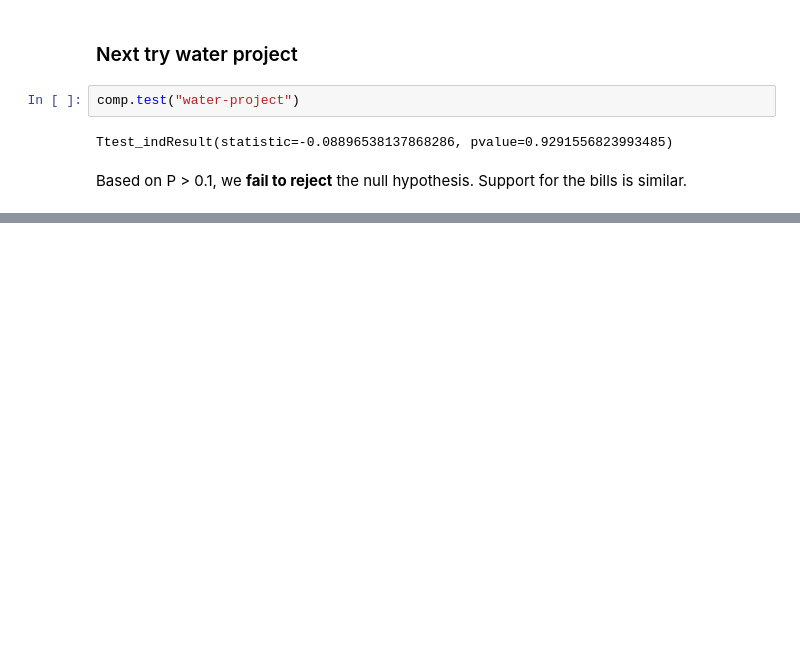
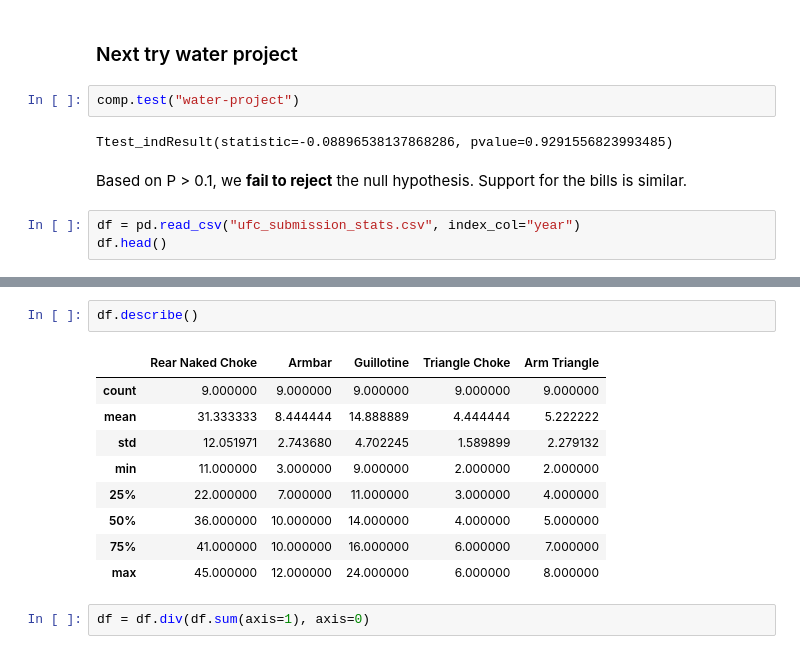
Before and after one commit to ekoly/DS-Unit-1-Sprint-2-Statistics, a Jupyter notebook: module1/LS_DS_121_Statistics_Probability_Assignment.ipynb, the cells around one changed output, grey strips where cells are left out. Drawn from its saved outputs; the diff is of its cells as text; blank space fills up the shorter version.

```diff
--- a/module1/LS_DS_121_Statistics_Probability_Assignment.ipynb
+++ b/module1/LS_DS_121_Statistics_Probability_Assignment.ipynb
@@ -217,3 +217,6 @@ comp.test("water-project")
 Ttest_indResult(statistic=-0.08896538137868286, pvalue=0.9291556823993485)
 # %% [markdown]
 Based on P > 0.1, we **fail to reject** the null hypothesis. Support for the bills is similar.
+# %%
+df = pd.read_csv("ufc_submission_stats.csv", index_col="year")
+df.head()
@@ -219,0 +231,14 @@ Based on P > 0.1, we **fail to reject** the null hypothesis. Support for the bil
+# %%
+df.describe()
+# %% [output]
+|  | Rear Naked Choke | Armbar | Guillotine | Triangle Choke | Arm Triangle |
+| count | 9.000000 | 9.000000 | 9.000000 | 9.000000 | 9.000000 |
+| mean | 31.333333 | 8.444444 | 14.888889 | 4.444444 | 5.222222 |
+| std | 12.051971 | 2.743680 | 4.702245 | 1.589899 | 2.279132 |
+| min | 11.000000 | 3.000000 | 9.000000 | 2.000000 | 2.000000 |
+| 25% | 22.000000 | 7.000000 | 11.000000 | 3.000000 | 4.000000 |
+| 50% | 36.000000 | 10.000000 | 14.000000 | 4.000000 | 5.000000 |
+| 75% | 41.000000 | 10.000000 | 16.000000 | 6.000000 | 7.000000 |
+| max | 45.000000 | 12.000000 | 24.000000 | 6.000000 | 8.000000 |
+# %%
+df = df.div(df.sum(axis=1), axis=0)
```
Also changed, not shown: parts of 9 cells of this notebook.
